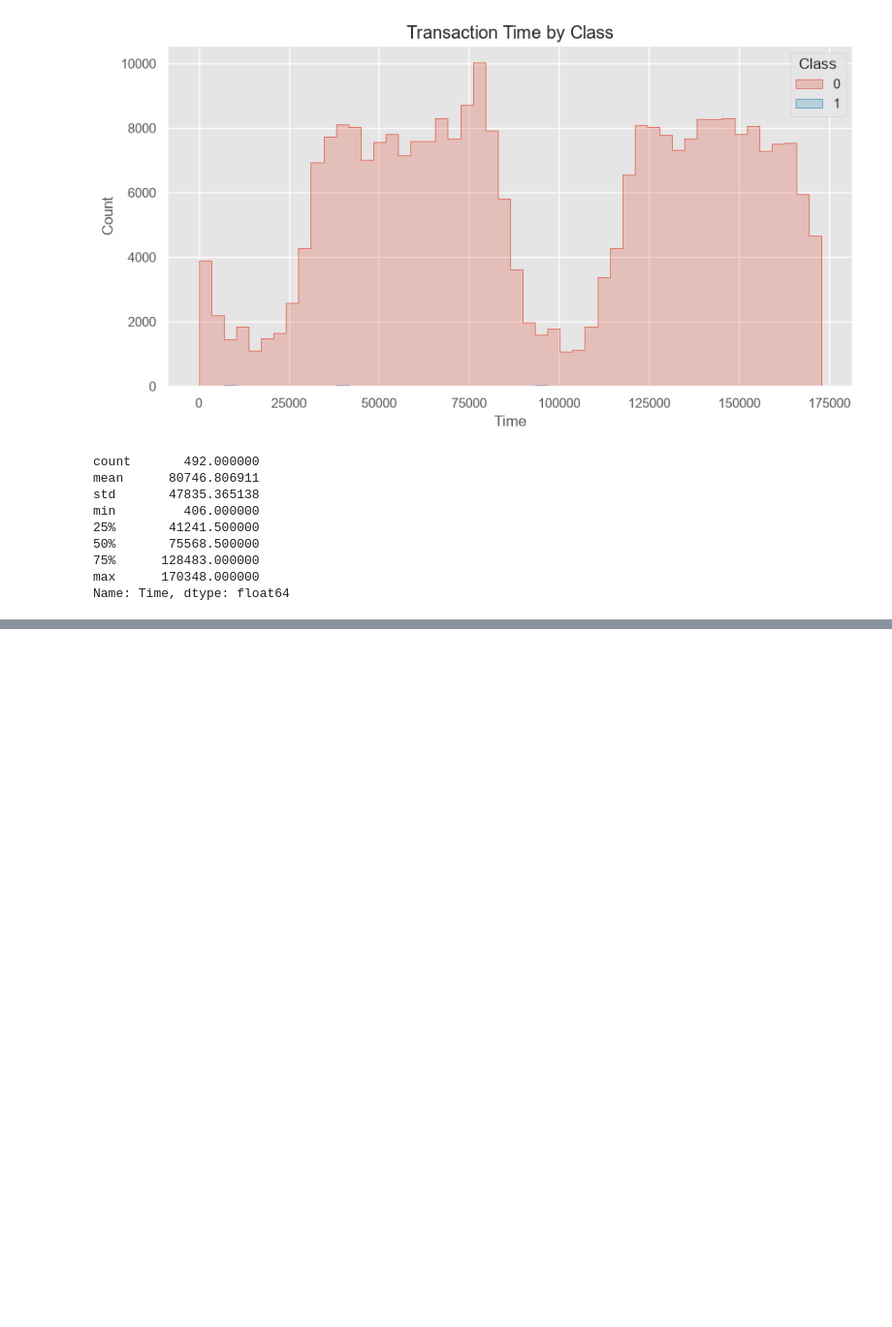
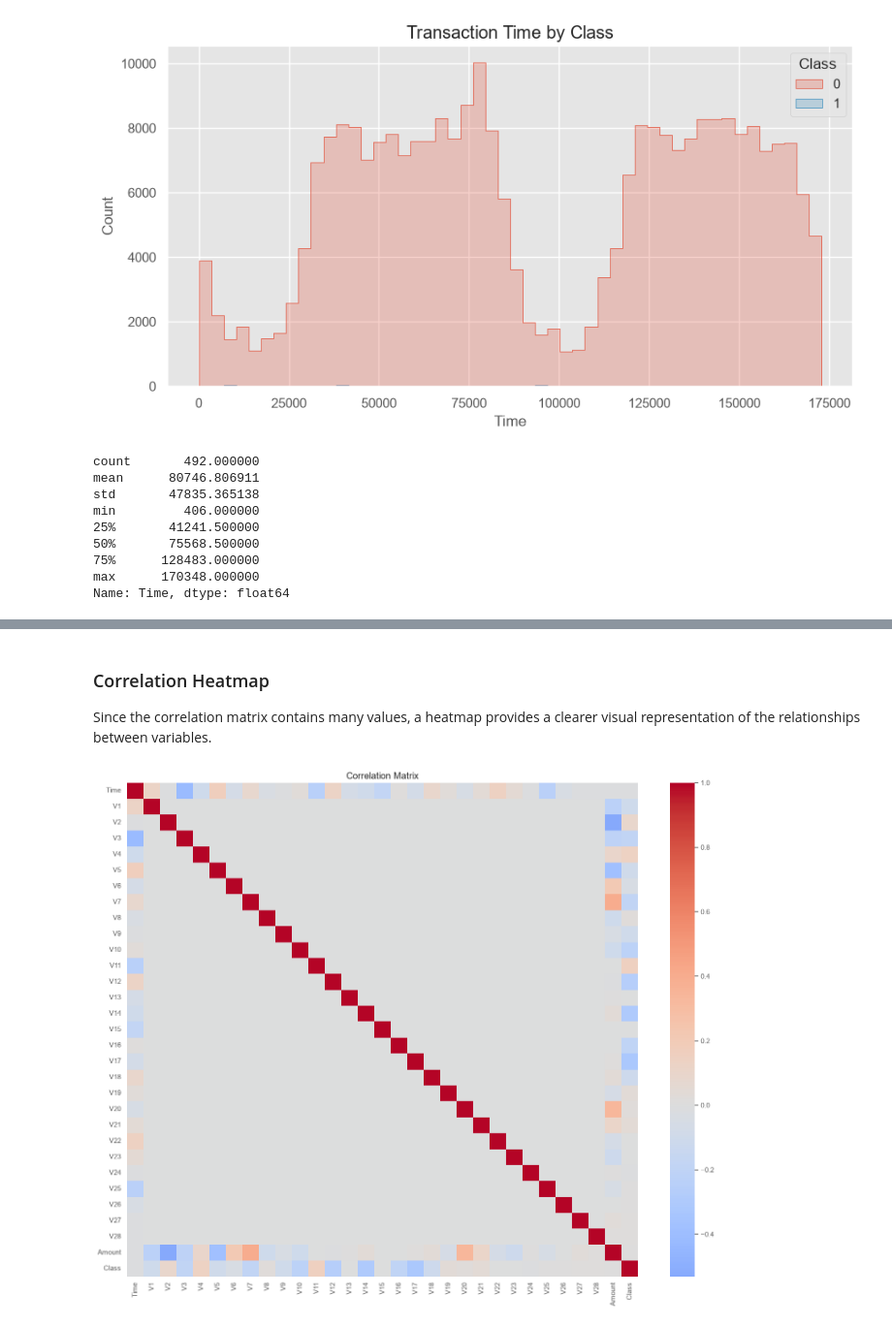
Before and after one commit to Battistinii/credit-card-fraud-detection, a Jupyter notebook: notebooks/01_exploratory_data_analysis.ipynb, the cells around one changed output, grey strips where cells are left out. Shown at 97% size. Cells and saved outputs as stored; diff of their text form; code cells hidden in the pictures; blank space fills up the shorter version.

```diff
--- a/notebooks/01_exploratory_data_analysis.ipynb
+++ b/notebooks/01_exploratory_data_analysis.ipynb
@@ -296,0 +309,4 @@ Name: Time, dtype: float64
+# %%
+correlation_matrix = df.corr()
+
+correlation_matrix
@@ -296,0 +332,18 @@ Name: Time, dtype: float64
+# %% [markdown]
+### Correlation Heatmap
+
+Since the correlation matrix contains many values, a heatmap provides a clearer visual representation of the relationships between variables.
+# %%
+plt.figure(figsize=(18,14))
+
+sns.heatmap(
+    correlation_matrix,
+    cmap="coolwarm",
+    center=0
+)
+
+plt.title("Correlation Matrix")
+
+plt.show()
+# %% [output]
+[figure, added]
```
Also changed, not shown: parts of 14 cells of this notebook, 2 other files.
